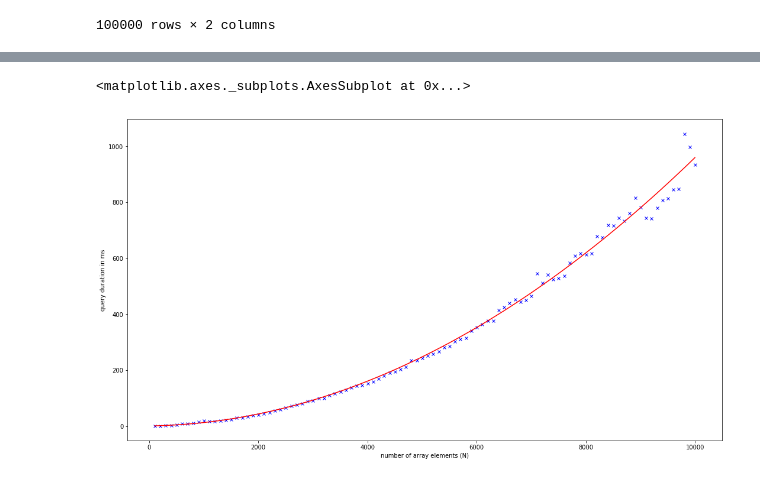
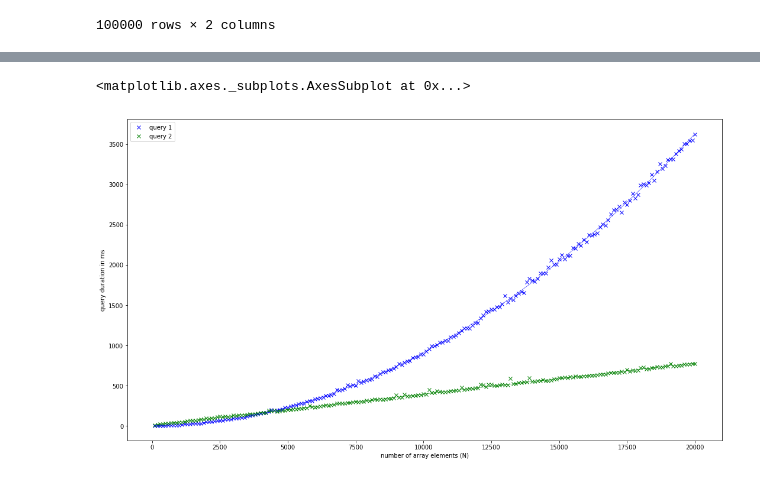
Before and after one commit to felixge/pg-slow-gin, a Jupyter notebook: pg-slow-gin.ipynb, the cells around one changed output, grey strips where cells are left out. Cells and saved outputs as stored; diff of their text form; code cells hidden in the pictures.

Commit message:
add query 2

```diff
--- a/pg-slow-gin.ipynb
+++ b/pg-slow-gin.ipynb
@@ -103,17 +121,28 @@ Execution time: 0.198 ms
 # Run our benchmark, basically just running the query from above with an increasing amount of elements in the
 # array we're performing an overlap operation with.
 step = 100
-steps = 100
+steps = 200
 results = []
-for p in range(steps):
-    keys = [k+1 for k in range(step * (p+1))]
-    cur.execute("EXPLAIN ANALYZE SELECT * FROM example WHERE keys && %s", (keys,))
+
+def gin_query(sql, args):
+    cur.execute(sql, args)
     plan = '\n'.join([x[0] for x in cur.fetchall()])
 
-    # make sure all our queries used our index
+    # make sure all our queries used our GIN index
     if plan.find('Index Scan') < 0:
         raise Exception("unexpected query plan")
 
     time = float(re.search('Execution time: ([0-9.]+)', plan)[1])
-    result = (len(keys), time)
+    return time
+
+
+for p in range(steps):
+    keys = [k+1 for k in range(step * (p+1))]
+    time_1 = gin_query(query_1, (keys,))
+    time_2 = gin_query(query_2, (keys,))
+
+    result = (len(keys), time_1, time_2)
     results.append(result)
+
+    df = pd.DataFrame(results, columns=["keys", "time_1", "time_2"])
+df
@@ -120,3 +167,0 @@ for p in range(steps):
-# %%
-df = pd.DataFrame(results, columns=["keys", "time"])
-df
@@ -142,14 +168,23 @@ df
 # %%
-# plot our data and also fit a 2nd degree polynomial to show the O(N^2) behavior
-coefs = np.polyfit(df['keys'], df['time'], 2)
-p = np.poly1d(coefs)
+# fit a quadratic curve to our first query
+coef_1 = np.polyfit(df['keys'], df['time_1'], 2)
+p_1 = np.poly1d(coef_1)
+# fit a straight line to our second query
+coef_2 = np.polyfit(df['keys'], df['time_2'], 1)
+p_2 = np.poly1d(coef_2)
+
+
 fig, ax = plt.subplots()
 fig.set_size_inches((18, 10))
-ax.plot(df['keys'], df['time'], "bx", markersize=5)
-ax.plot(df['keys'], p(df['keys']), "r-") #p(X) evaluates the polynomial at X
+ax.plot(df['keys'], df['time_1'], "bx", markersize=6, label='query 1')
+ax.plot(df['keys'], df['time_2'], "gx", markersize=6, label='query 2')
+ax.plot(df['keys'], p_1(df['keys']), "b-", linewidth=0.5)
+ax.plot(df['keys'], p_2(df['keys']), "g-", linewidth=0.5)
 ax.set_xlabel('number of array elements (N)')
 ax.set_ylabel('query duration in ms')
+ax.legend()
+
 ax
 # %% [output]
 <matplotlib.axes._subplots.AxesSubplot at 0x...>
-[figure, old version]
+[figure, new version]
```
Also changed, not shown: parts of 5 cells of this notebook.
